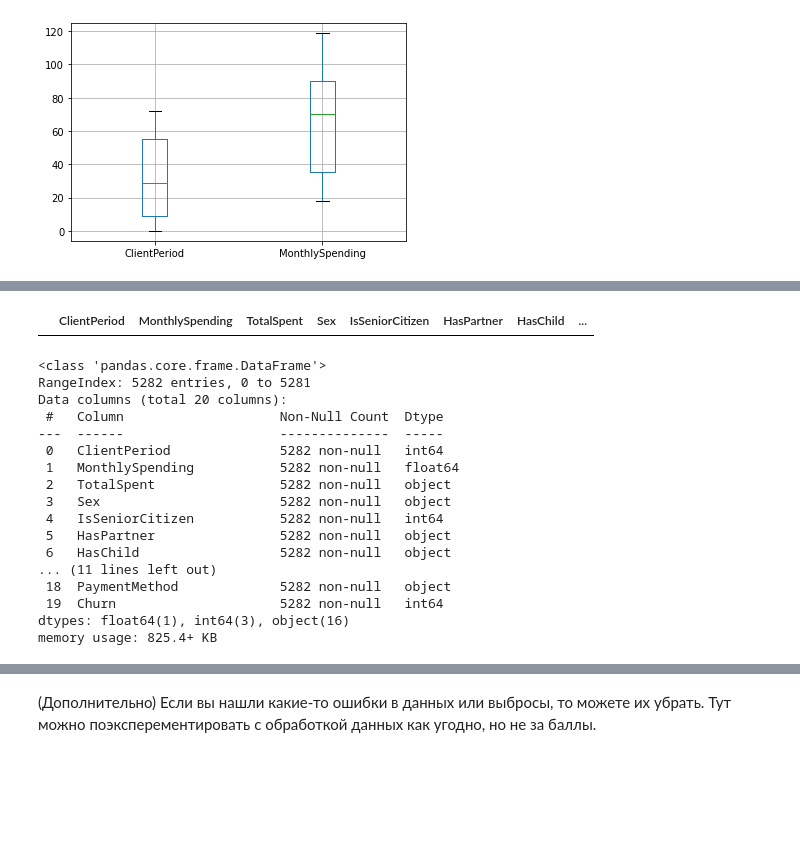
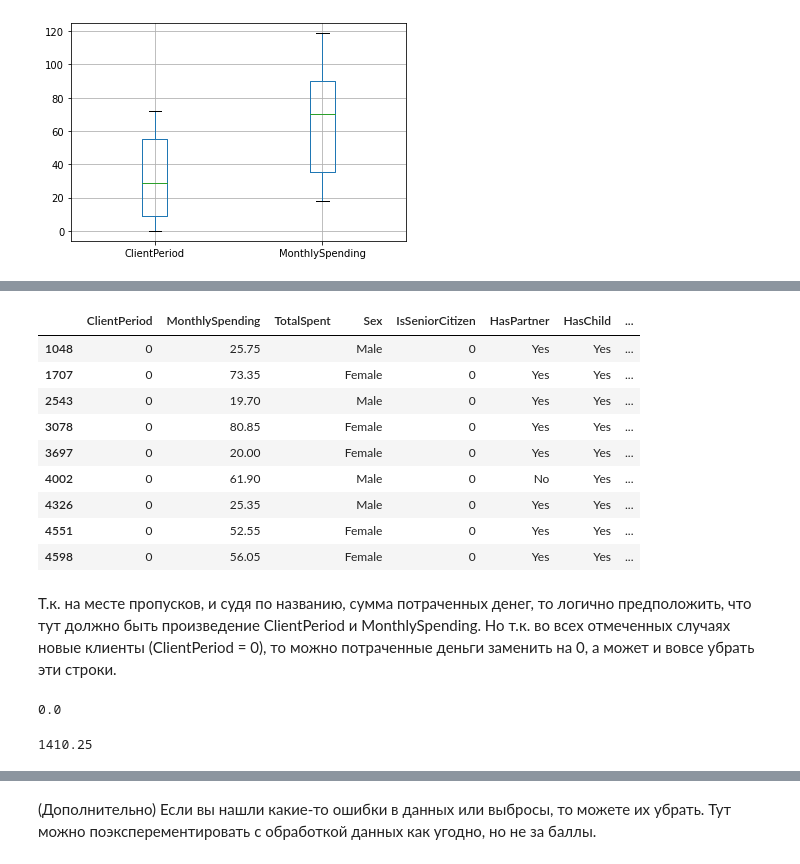
Before and after one commit to trifonov-m/MIPT_stepik, a Jupyter notebook: deep learning mipt/HW3/Baseline.ipynb, the cells around one changed output, grey strips where cells are left out. Drawn from its saved outputs; the diff is of its cells as text; code cells hidden in the pictures; blank space fills up the shorter version.

```diff
--- a/deep learning mipt/HW3/Baseline.ipynb
+++ b/deep learning mipt/HW3/Baseline.ipynb
@@ -152,6 +163,3 @@ data[num_cols].boxplot()
 # %% [output]
 <AxesSubplot:>
 [figure]
-# %%
-data = data.replace('', np.nan)
-data.info()
@@ -175,0 +181,3 @@ memory usage: 825.4+ KB
+# %%
+TotalSpent = pd.to_numeric(data.TotalSpent, errors='coerce')
+TotalSpent[TotalSpent.isna()]
@@ -176,26 +195,24 @@ memory usage: 825.4+ KB
 # %%
-data[data['TotalSpent'] == '']
+data[TotalSpent.isna()]
 # %% [output]
 |  | ClientPeriod | MonthlySpending | TotalSpent | Sex | IsSeniorCitizen | HasPartner | HasChild | ... |
+| 1048 | 0 | 25.75 |  | Male | 0 | Yes | Yes | ... |
+| 1707 | 0 | 73.35 |  | Female | 0 | Yes | Yes | ... |
+| 2543 | 0 | 19.70 |  | Male | 0 | Yes | Yes | ... |
+| 3078 | 0 | 80.85 |  | Female | 0 | Yes | Yes | ... |
+| 3697 | 0 | 20.00 |  | Female | 0 | Yes | Yes | ... |
+| 4002 | 0 | 61.90 |  | Male | 0 | No | Yes | ... |
+| 4326 | 0 | 25.35 |  | Male | 0 | Yes | Yes | ... |
+| 4551 | 0 | 52.55 |  | Female | 0 | Yes | Yes | ... |
+| 4598 | 0 | 56.05 |  | Female | 0 | Yes | Yes | ... |
-# %%
-data['TotalSpent'].astype('str')
-data = data.replace('', np.nan)
-data.info()
-# %% [output]
-<class 'pandas.core.frame.DataFrame'>
-RangeIndex: 5282 entries, 0 to 5281
-Data columns (total 20 columns):
- #   Column                    Non-Null Count  Dtype
----  ------                    --------------  -----
- 0   ClientPeriod              5282 non-null   int64
- 1   MonthlySpending           5282 non-null   float64
- 2   TotalSpent                5282 non-null   object
- 3   Sex                       5282 non-null   object
- 4   IsSeniorCitizen           5282 non-null   int64
- 5   HasPartner                5282 non-null   object
- 6   HasChild                  5282 non-null   object
-... (11 lines left out)
- 18  PaymentMethod             5282 non-null   object
- 19  Churn                     5282 non-null   int64
-dtypes: float64(1), int64(3), object(16)
-memory usage: 825.4+ KB
+# %% [markdown]
+Т.к. на месте пропусков, и судя по названию, сумма потраченных денег, то логично предположить, что тут должно быть произведение ClientPeriod и MonthlySpending. Но т.к. во всех отмеченных случаях новые клиенты (ClientPeriod = 0), то можно потраченные деньги заменить на 0, а может и вовсе убрать эти строки.
+# %%
+TotalSpent[TotalSpent.isna()] = 0
+# %% [output]
+0.0
+# %%
+median_spent = TotalSpent.median()
+median_spent
+# %% [output]
+1410.25
```
Also changed, not shown: parts of 8 cells of this notebook.
